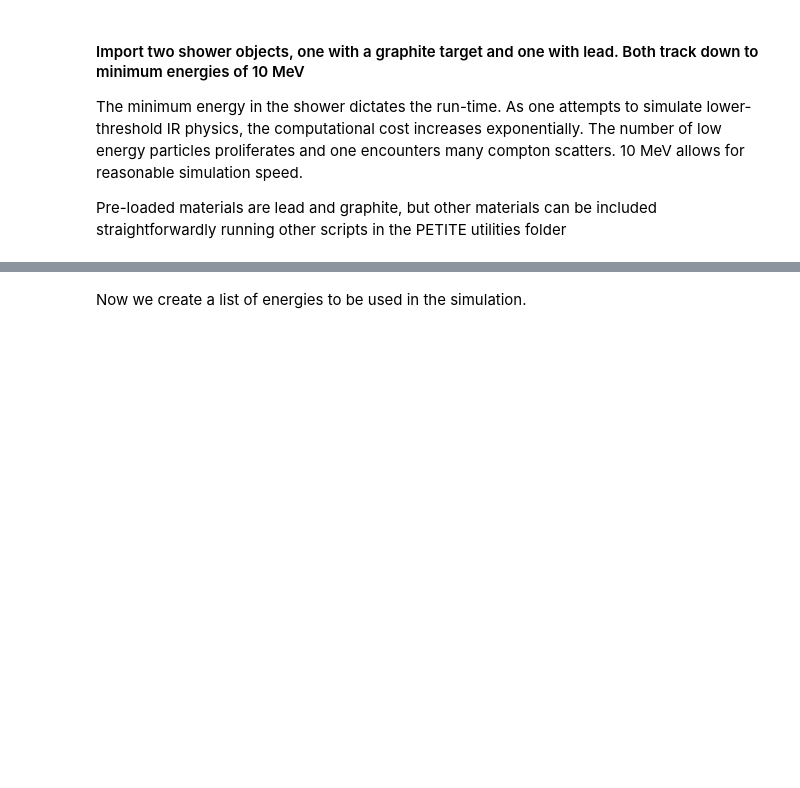
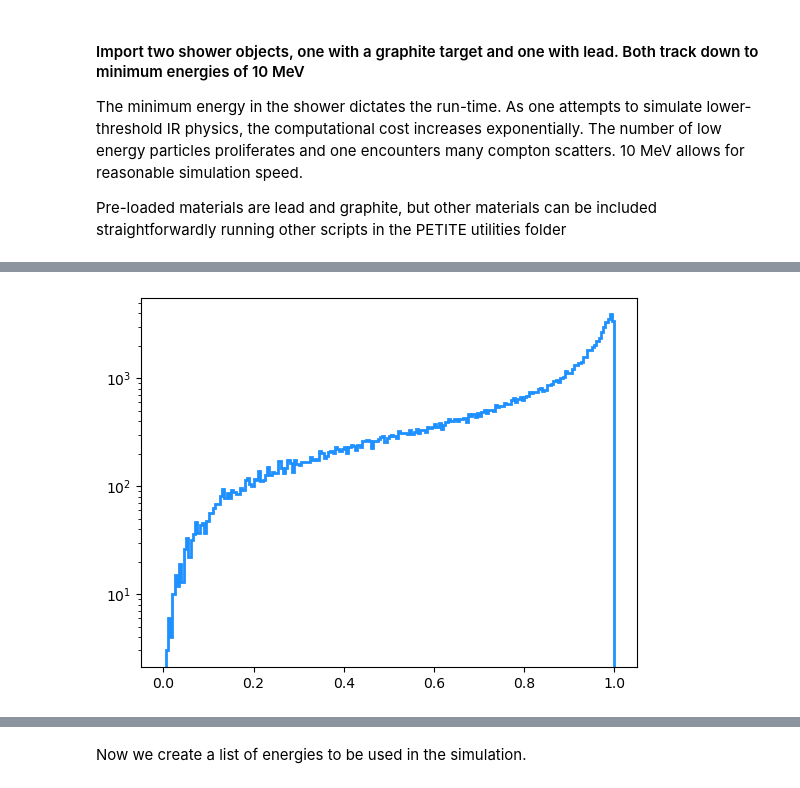
Before and after one commit to kjkellyphys/PETITE, a Jupyter notebook: examples/PETITE_DarkShower.ipynb, the cells around one changed output, grey strips where cells are left out. Drawn from its saved outputs; the diff is of its cells as text; code cells hidden in the pictures; blank space fills up the shorter version.

```diff
--- a/examples/PETITE_DarkShower.ipynb
+++ b/examples/PETITE_DarkShower.ipynb
@@ -97,0 +142,5 @@ TypeError: 'float' object is not iterable
+# %%
+plt.hist(np.transpose(xs)[0], bins=np.linspace(0, 1, 201), histtype='step', lw=2, color='dodgerblue')
+plt.gca().set_yscale('log')
+# %% [output]
+[figure, added]
```
Also changed, not shown: parts of 70 cells of this notebook, 6 other files.
